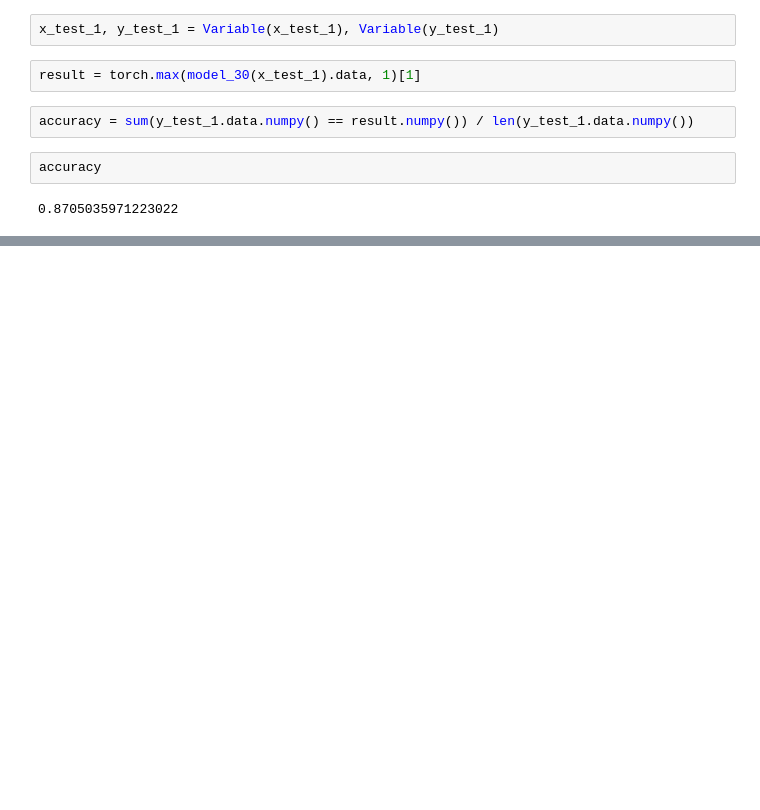
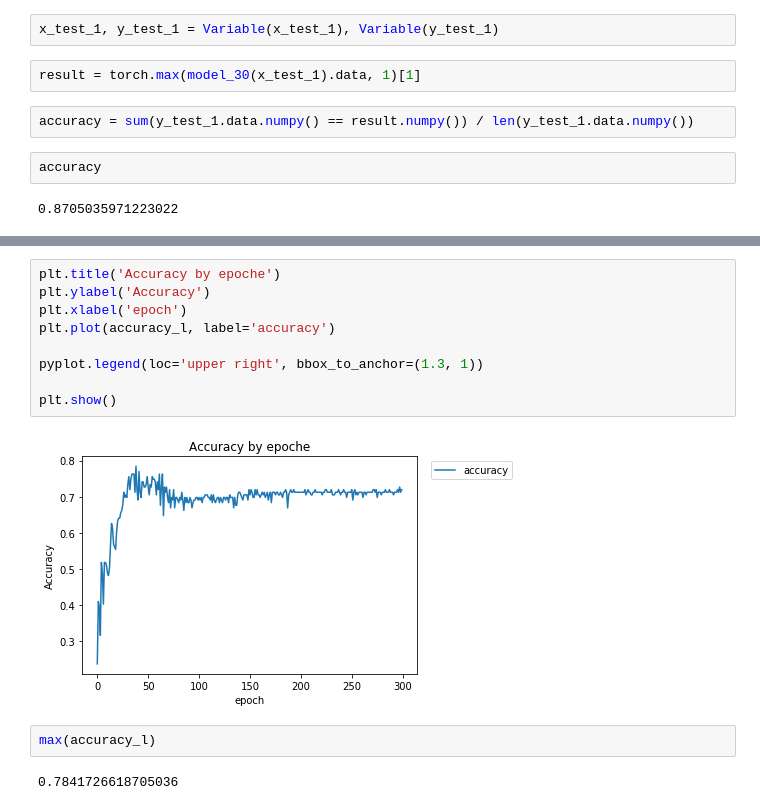
Before and after one commit to optboy/ANN, a Jupyter notebook: ANN.ipynb, the cells around one changed output, grey strips where cells are left out. Saved outputs shown, nothing was run; the diff lists cells and outputs as text; blank space fills up the shorter version.

```diff
--- a/ANN.ipynb
+++ b/ANN.ipynb
@@ -211,0 +286,15 @@ accuracy
+# %%
+plt.title('Accuracy by epoche')
+plt.ylabel('Accuracy')
+plt.xlabel('epoch')
+plt.plot(accuracy_l, label='accuracy')
+
+pyplot.legend(loc='upper right', bbox_to_anchor=(1.3, 1))
+
+plt.show()
+# %% [output]
+[figure, added]
+# %%
+max(accuracy_l)
+# %% [output]
+0.7841726618705036
```
Also changed, not shown: parts of 8 cells of this notebook.
